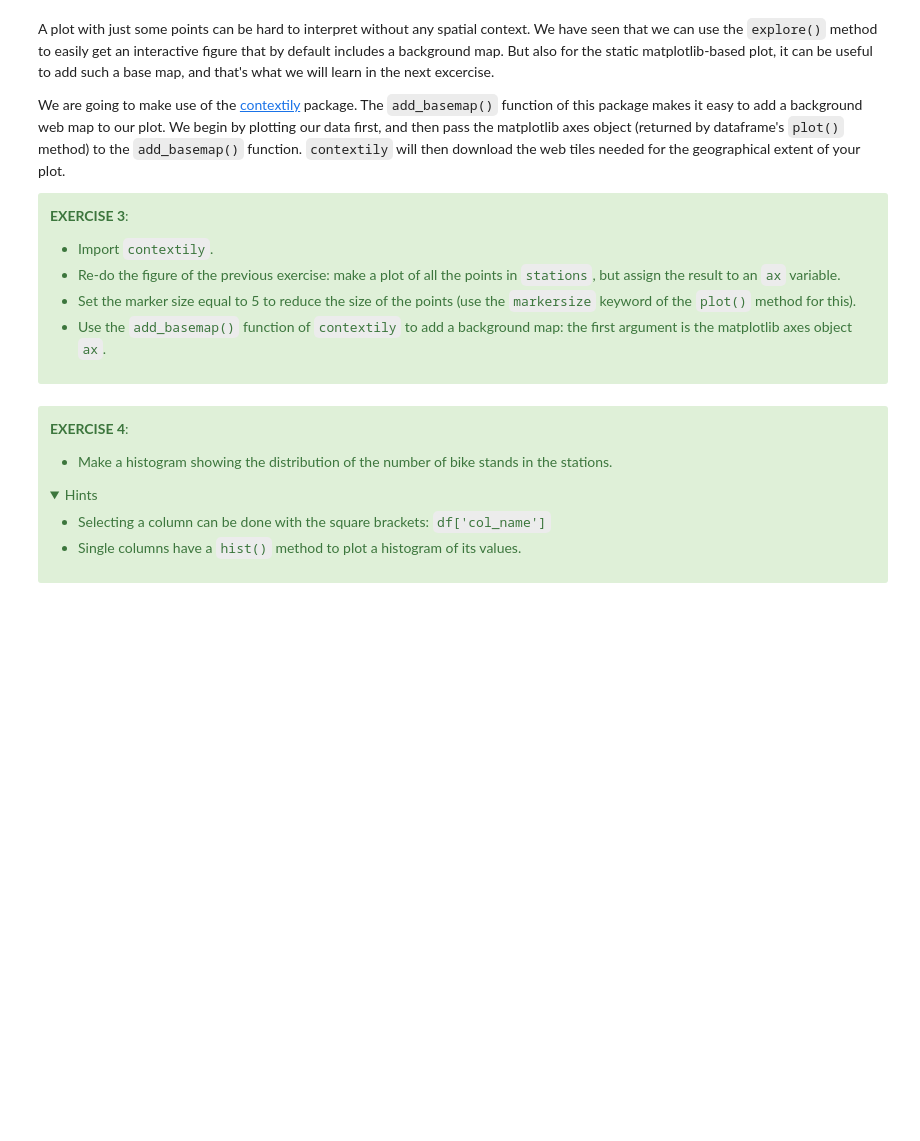
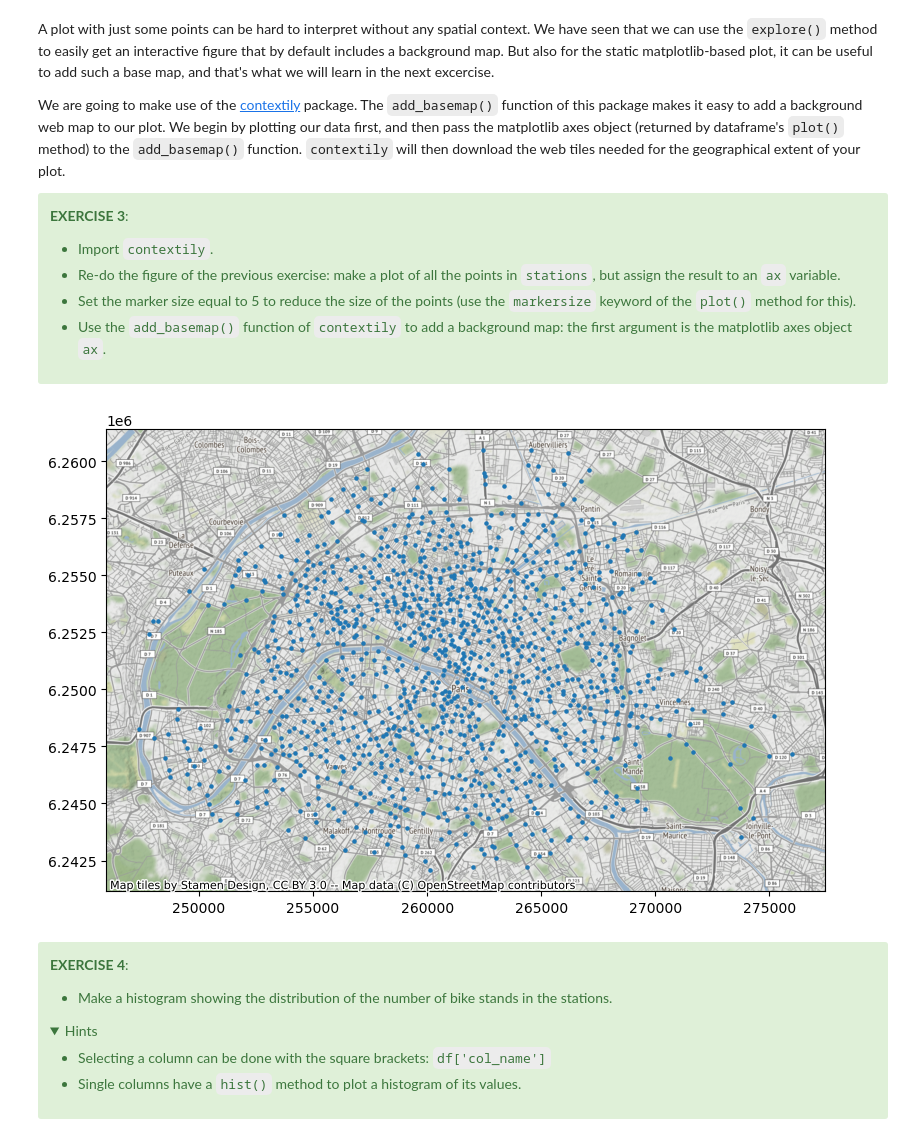
Before and after one commit to errhythm/geopandas-tutorial, a Jupyter notebook: 01-introduction-geospatial-data.ipynb, the cells around one changed output. Drawn from its saved outputs; the diff is of its cells as text; code cells hidden in the pictures; folded sections open; blank space fills up the shorter version.

```diff
--- a/01-introduction-geospatial-data.ipynb
+++ b/01-introduction-geospatial-data.ipynb
@@ -313,5 +321,9 @@ We are going to make use of the [contextily](https://github.com/darribas/context
 # %%
 # %load _solved/solutions/01-introduction-geospatial-data7.py
+ax = stations.plot(figsize=(12,6), markersize=5)
+contextily.add_basemap(ax)
+# %% [output]
+[figure, added]
 # %% [markdown]
 <div class="alert alert-success">
 
```
Also changed, not shown: parts of 3 cells of this notebook.
